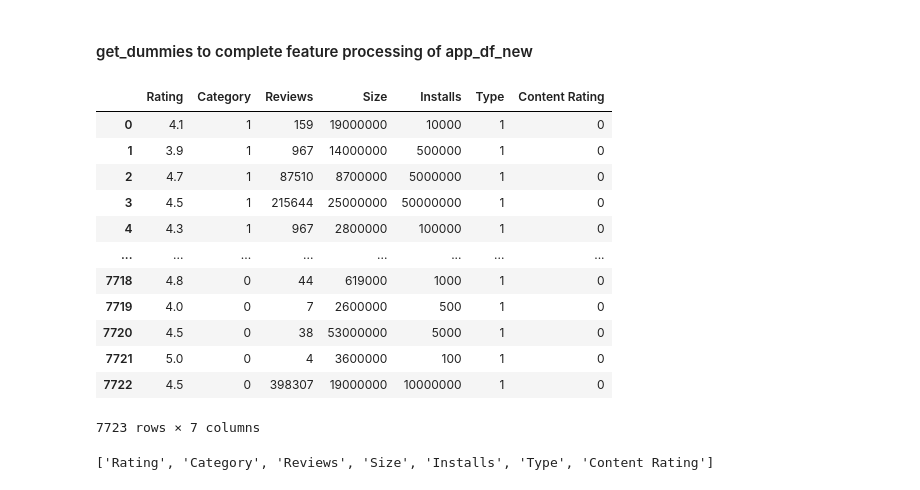
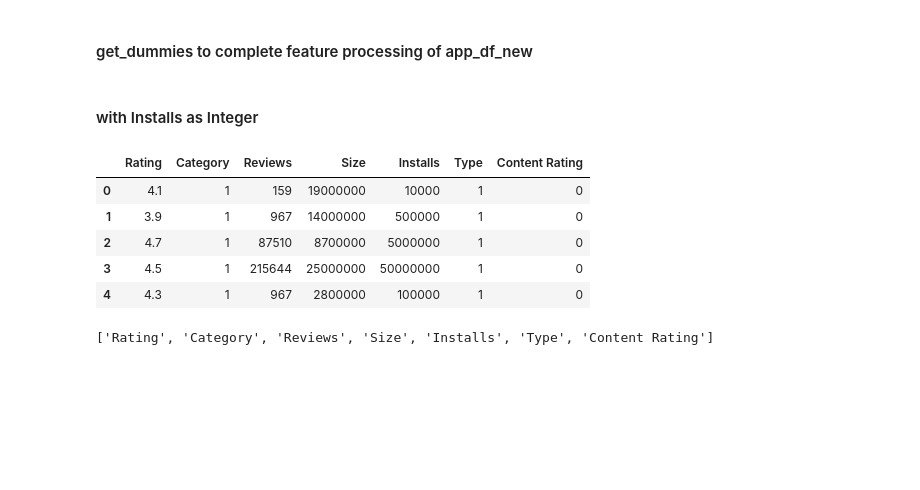
Before and after one commit to cspence001/multi-target_pred, a Jupyter notebook: app_pred/tier_segmentation_models.ipynb, the cells around one changed output. Saved outputs shown, nothing was run; the diff lists cells and outputs as text; code cells hidden in the pictures; blank space fills up the shorter version.

```diff
--- a/app_pred/tier_segmentation_models.ipynb
+++ b/app_pred/tier_segmentation_models.ipynb
@@ -361,6 +363,6 @@ app_df_clean.head()
 | 3 | Sketch - Draw & Paint | ART_AND_DESIGN | 4.5 | 215644 | 25M | 50,000,000+ | Free | 0 | Teen | Art & Design | ... |
 | 4 | Pixel Draw - Number Art Coloring ... | ART_AND_DESIGN | 4.3 | 967 | 2.8M | 100,000+ | Free | 0 | Everyone | Art & Design;Creativity | ... |
 # %%
-app_df_new  = app_df_clean[['Category','Rating','Reviews','Size','Installs','Type','Content Rating']]
+app_df_new  = app_df_clean[['App', 'Category','Rating','Reviews','Size','Installs','Type','Content Rating']]
 app_df_new.head()
 # %% [output]
@@ -541,25 +485,21 @@ app_df_new['Content Rating'] = pd.get_dummies(app_df_new['Content Rating'])
 app_df_new['Type'] = pd.get_dummies(app_df_new['Type'])
 
 app_df_new['Category'] = pd.get_dummies(app_df_new['Category'])
+# %% [markdown]
+<h4>with Installs as Integer
 # %%
 #re-order columns for target
 app_df_new = app_df_new[['Rating','Category','Reviews','Size','Installs','Type','Content Rating']]
+app_df_new['Installs'] = app_df_new.Installs.astype(int)
 app_df_reset = app_df_new.reset_index().drop('index', axis=1)
-app_df_reset
+app_df_reset.head()
 # %% [output]
 |  | Rating | Category | Reviews | Size | Installs | Type | Content Rating |
 | 0 | 4.1 | 1 | 159 | 19000000 | 10000 | 1 | 0 |
 | 1 | 3.9 | 1 | 967 | 14000000 | 500000 | 1 | 0 |
 | 2 | 4.7 | 1 | 87510 | 8700000 | 5000000 | 1 | 0 |
 | 3 | 4.5 | 1 | 215644 | 25000000 | 50000000 | 1 | 0 |
 | 4 | 4.3 | 1 | 967 | 2800000 | 100000 | 1 | 0 |
-| ... | ... | ... | ... | ... | ... | ... | ... |
-| 7718 | 4.8 | 0 | 44 | 619000 | 1000 | 1 | 0 |
-| 7719 | 4.0 | 0 | 7 | 2600000 | 500 | 1 | 0 |
-| 7720 | 4.5 | 0 | 38 | 53000000 | 5000 | 1 | 0 |
-| 7721 | 5.0 | 0 | 4 | 3600000 | 100 | 1 | 0 |
-| 7722 | 4.5 | 0 | 398307 | 19000000 | 10000000 | 1 | 0 |
-7723 rows × 7 columns
 # %%
 list(app_df_reset.columns)
 # %% [output]
```
Also changed, not shown: parts of 68 cells of this notebook, 6 other files.
